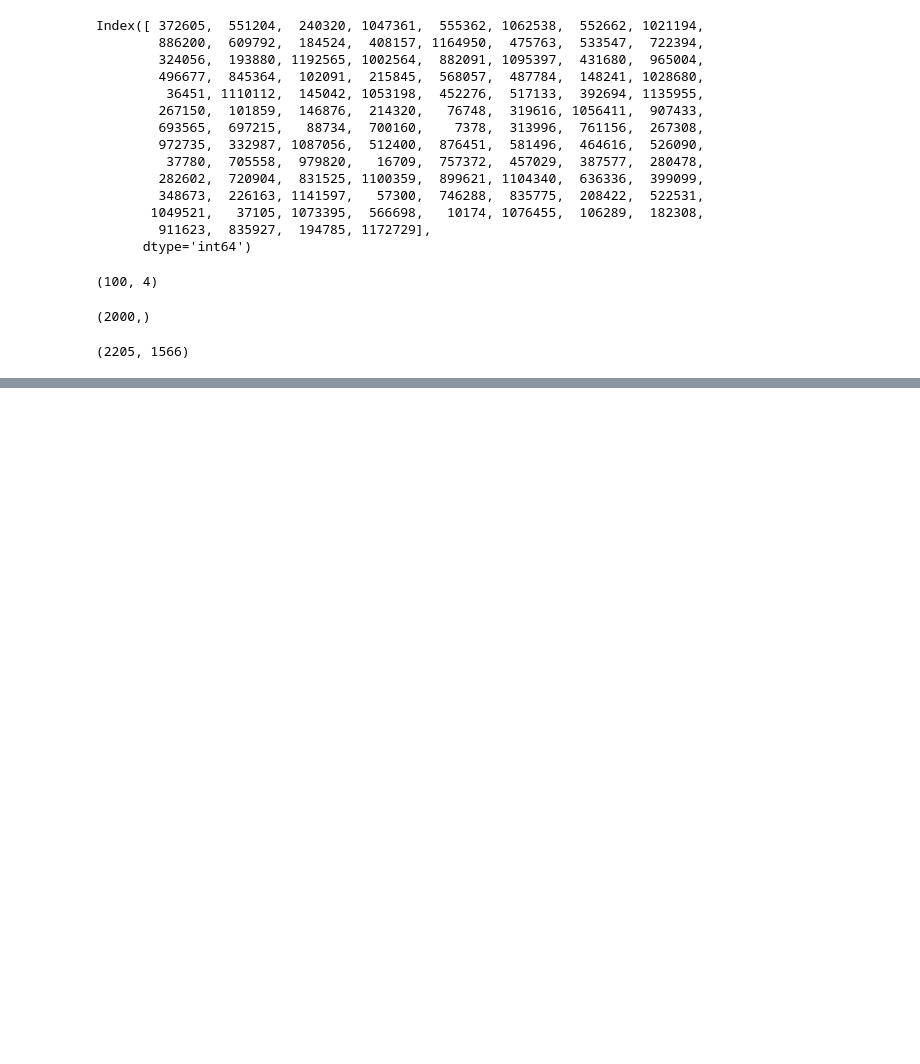
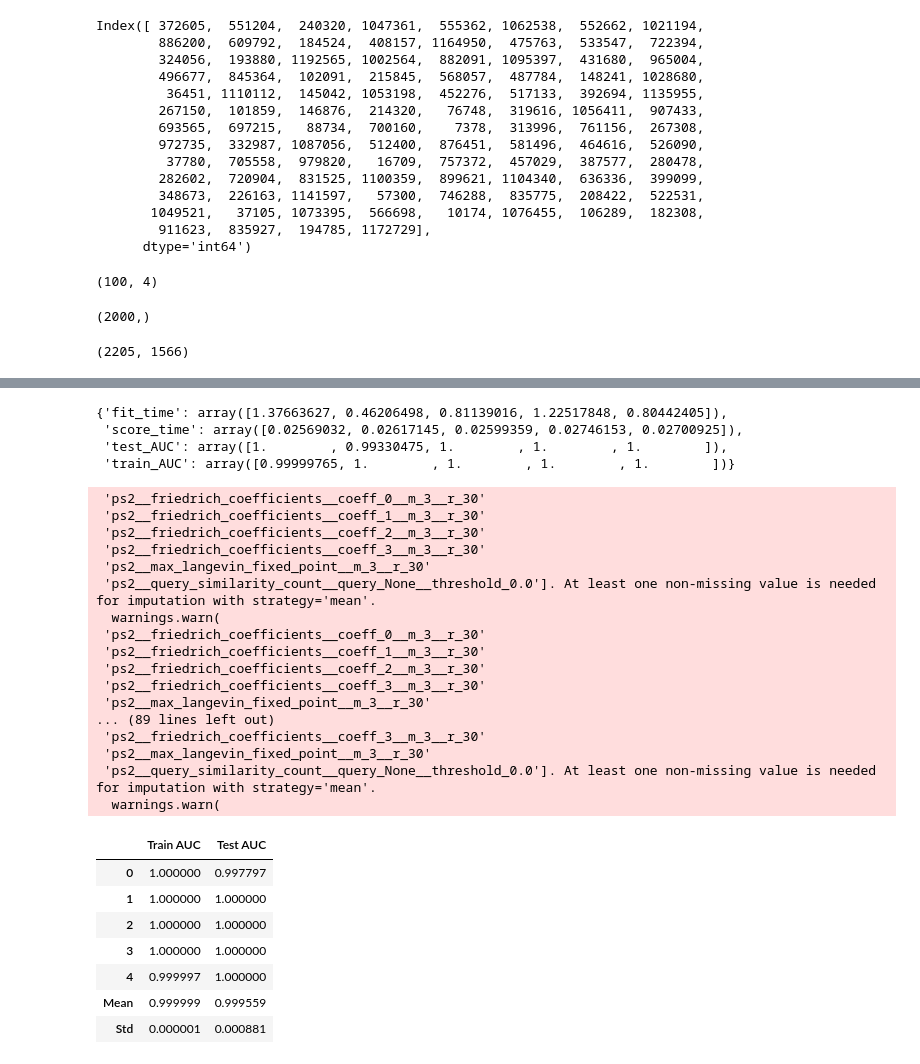
Before and after one commit to adelchi91/condition_monitoring_of_hydraulic_systems, a Jupyter notebook: notebook/ShorterCode.ipynb, the cells around one changed output, grey strips where cells are left out. Saved outputs shown, nothing was run; the diff lists cells and outputs as text; code cells hidden in the pictures; blank space fills up the shorter version.

```diff
--- a/notebook/ShorterCode.ipynb
+++ b/notebook/ShorterCode.ipynb
@@ -390,10 +400,13 @@ X_train_test_tsf.shape
 # Define the pipeline with only the first step
 pipeline = Pipeline([
     # ('feature_extractor', TSFreshFeatureExtractor(column_id='id', column_sort='timestamp')),
-    ('feature_selection', SelectFromModel(XGBClassifier(random_state=42), max_features=100)),  # XGBoost model for feature selection
+    # ('feature_selection', SelectFromModel(XGBClassifier(random_state=42), max_features=30)),  # XGBoost model for feature selection
+    ('imputer', SimpleImputer(strategy='mean')),  # Impute missing values with mean
+    ('variance_threshold', VarianceThreshold()),  # Remove constant features
+    ('feature_selection', SelectKBest(score_func=f_classif, k=2)),  # Select top 10 features
     ('classifier', XGBClassifier(random_state=42))
 ])
-# pipeline.set_output(transform="pandas")
+pipeline.set_output(transform="pandas")
 # Fit the pipeline to your data and train the classifier
 pipeline.fit(X_train_test_tsf, y_train_test)
 # %% [output]
@@ -434,0 +535,57 @@ Feature names must be in the same order as they were in fit.
+# %%
+cv_results
+# %% [output]
+{'fit_time': array([1.37663627, 0.46206498, 0.81139016, 1.22517848, 0.80442405]),
+ 'score_time': array([0.02569032, 0.02617145, 0.02599359, 0.02746153, 0.02700925]),
+ 'test_AUC': array([1.        , 0.99330475, 1.        , 1.        , 1.        ]),
+ 'train_AUC': array([0.99999765, 1.        , 1.        , 1.        , 1.        ])}
+# %%
+from sklearn.model_selection import cross_validate, TimeSeriesSplit
+from sklearn.metrics import roc_auc_score
+
+# Initialize TimeSeriesSplit
+tscv = TimeSeriesSplit(n_splits=5)
+
+# Define scoring metrics
+scoring = {'Train AUC': 'roc_auc', 'Test AUC': 'roc_auc'}
+
+# Perform time series cross-validation
+cv_results = cross_validate(pipeline, X_train_test_tsf, y_train_test, cv=tscv, scoring=scoring, return_train_score=True)
+
+# Create a DataFrame to store train and test performances
+results_df = pd.DataFrame({
+    'Train AUC': cv_results['train_Train AUC'],
+    'Test AUC': cv_results['test_Test AUC']
+})
+
+# Calculate mean and standard deviation
+results_df.loc['Mean'] = results_df.mean()
+results_df.loc['Std'] = results_df.std()
+
+results_df
+# %% [output]
+ 'ps2__friedrich_coefficients__coeff_0__m_3__r_30'
+ 'ps2__friedrich_coefficients__coeff_1__m_3__r_30'
+ 'ps2__friedrich_coefficients__coeff_2__m_3__r_30'
+ 'ps2__friedrich_coefficients__coeff_3__m_3__r_30'
+ 'ps2__max_langevin_fixed_point__m_3__r_30'
+ 'ps2__query_similarity_count__query_None__threshold_0.0']. At least one non-missing value is needed for imputation with strategy='mean'.
+  warnings.warn(
+ 'ps2__friedrich_coefficients__coeff_0__m_3__r_30'
+ 'ps2__friedrich_coefficients__coeff_1__m_3__r_30'
+ 'ps2__friedrich_coefficients__coeff_2__m_3__r_30'
+ 'ps2__friedrich_coefficients__coeff_3__m_3__r_30'
+ 'ps2__max_langevin_fixed_point__m_3__r_30'
+... (89 lines left out)
+ 'ps2__friedrich_coefficients__coeff_3__m_3__r_30'
+ 'ps2__max_langevin_fixed_point__m_3__r_30'
+ 'ps2__query_similarity_count__query_None__threshold_0.0']. At least one non-missing value is needed for imputation with strategy='mean'.
+  warnings.warn(
+|  | Train AUC | Test AUC |
+| 0 | 1.000000 | 0.997797 |
+| 1 | 1.000000 | 1.000000 |
+| 2 | 1.000000 | 1.000000 |
+| 3 | 1.000000 | 1.000000 |
+| 4 | 0.999997 | 1.000000 |
+| Mean | 0.999999 | 0.999559 |
+| Std | 0.000001 | 0.000881 |
```
Also changed, not shown: parts of 21 cells of this notebook, 8 other files.
